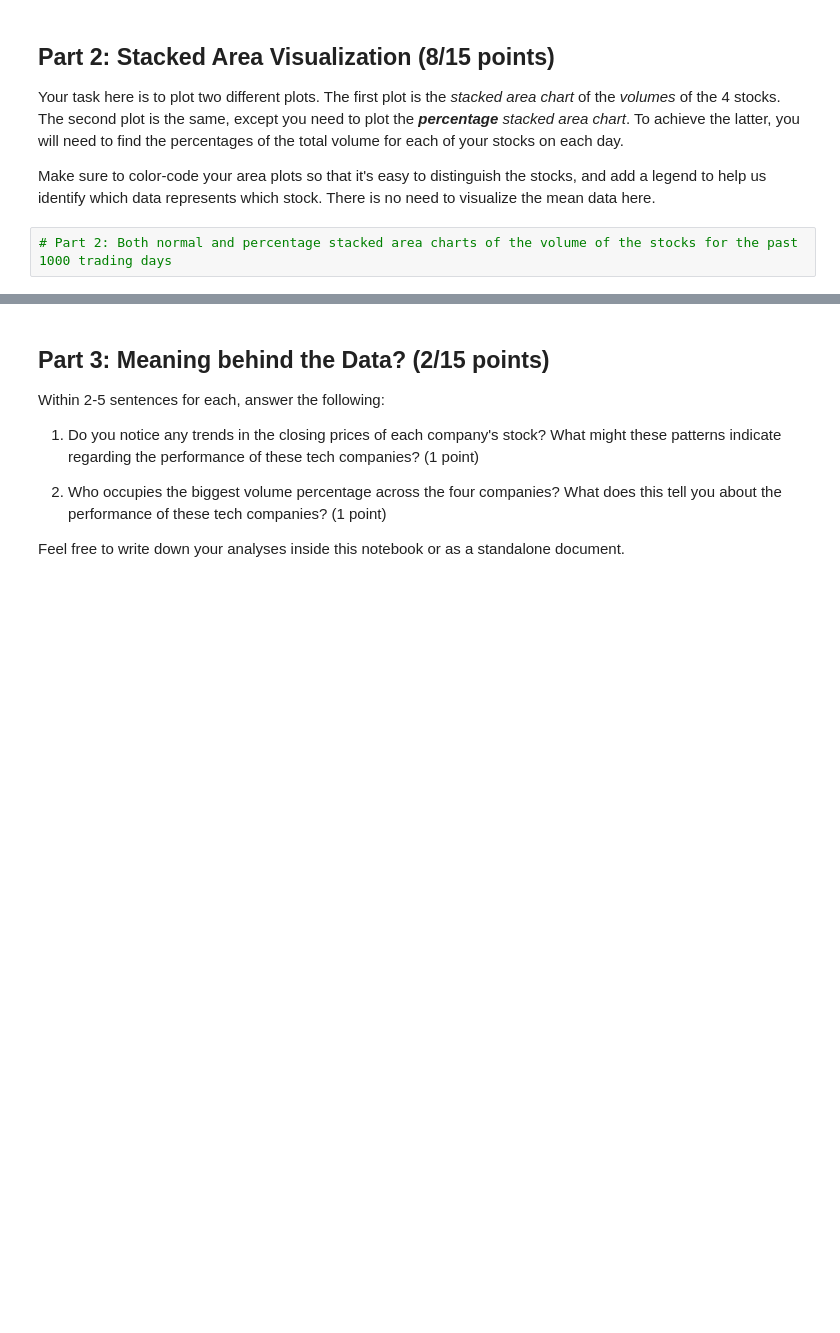
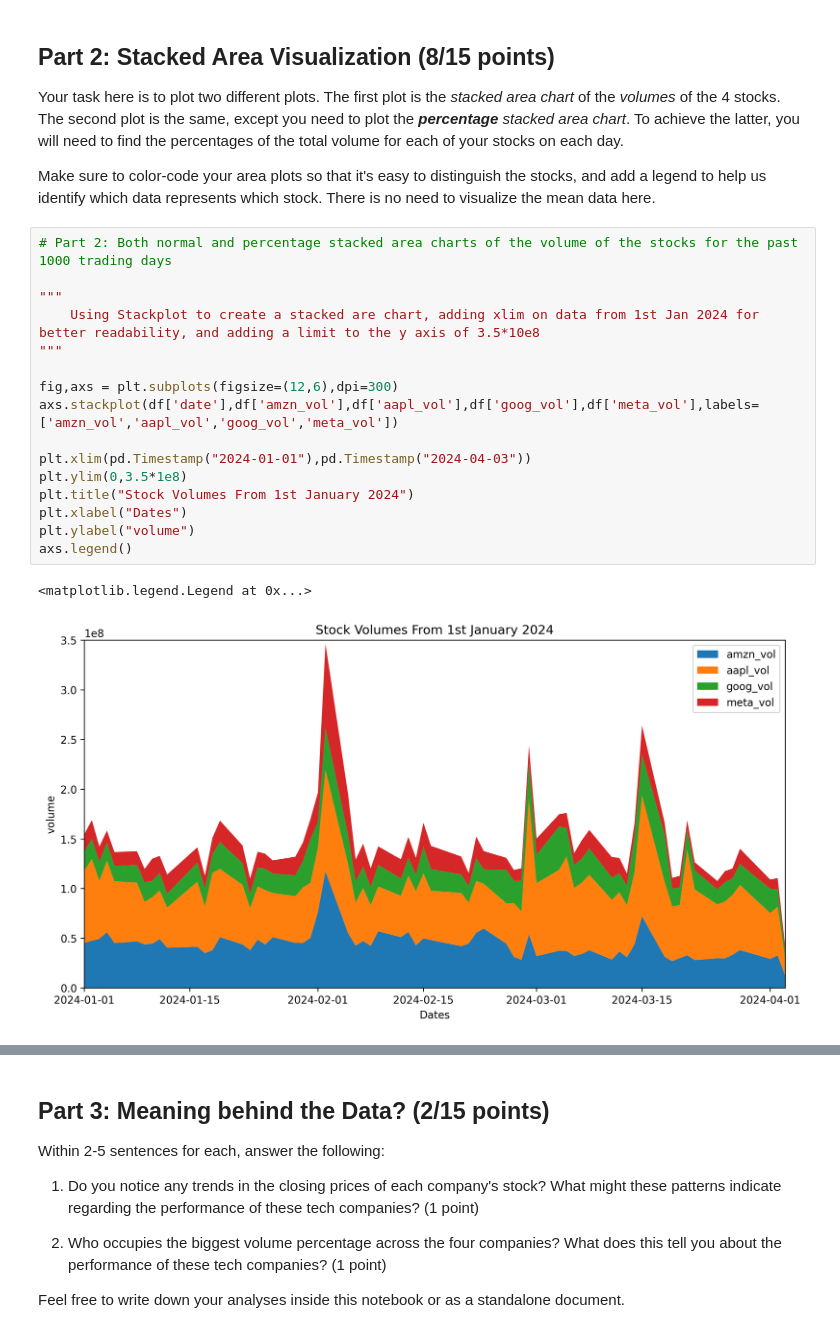
Before and after one commit to pxndey/csgy6313_infoViz, a Jupyter notebook: project_3/hw3.ipynb, the cells around one changed output, grey strips where cells are left out. Saved outputs shown, nothing was run; the diff lists cells and outputs as text; blank space fills up the shorter version.

```diff
--- a/project_3/hw3.ipynb
+++ b/project_3/hw3.ipynb
@@ -60,5 +122,22 @@ Temporally visualize the closing prices for the 1000 trading days of the 4 stock
 Your task here is to plot two different plots. The first plot is the _stacked area chart_ of the _volumes_ of the 4 stocks. The second plot is the same, except you need to plot the _**percentage** stacked area chart_. To achieve the latter, you will need to find the percentages of the total volume for each of your stocks on each day.
 
 Make sure to color-code your area plots so that it's easy to distinguish the stocks, and add a legend to help us identify which data represents which stock. There is no need to visualize the mean data here.
-# %%
-# Part 2: Both normal and percentage stacked area charts of the volume of the stocks for the past 1000 trading days
+# %%
+# Part 2: Both normal and percentage stacked area charts of the volume of the stocks for the past 1000 trading days
+
+"""
+    Using Stackplot to create a stacked are chart, adding xlim on data from 1st Jan 2024 for better readability, and adding a limit to the y axis of 3.5*10e8
+"""
+
+fig,axs = plt.subplots(figsize=(12,6),dpi=300)
+axs.stackplot(df['date'],df['amzn_vol'],df['aapl_vol'],df['goog_vol'],df['meta_vol'],labels=['amzn_vol','aapl_vol','goog_vol','meta_vol'])
+
+plt.xlim(pd.Timestamp("2024-01-01"),pd.Timestamp("2024-04-03"))
+plt.ylim(0,3.5*1e8)
+plt.title("Stock Volumes From 1st January 2024")
+plt.xlabel("Dates")
+plt.ylabel("volume")
+axs.legend()
+# %% [output]
+<matplotlib.legend.Legend at 0x...>
+[figure, added]
```
Also changed, not shown: parts of 8 cells of this notebook.
